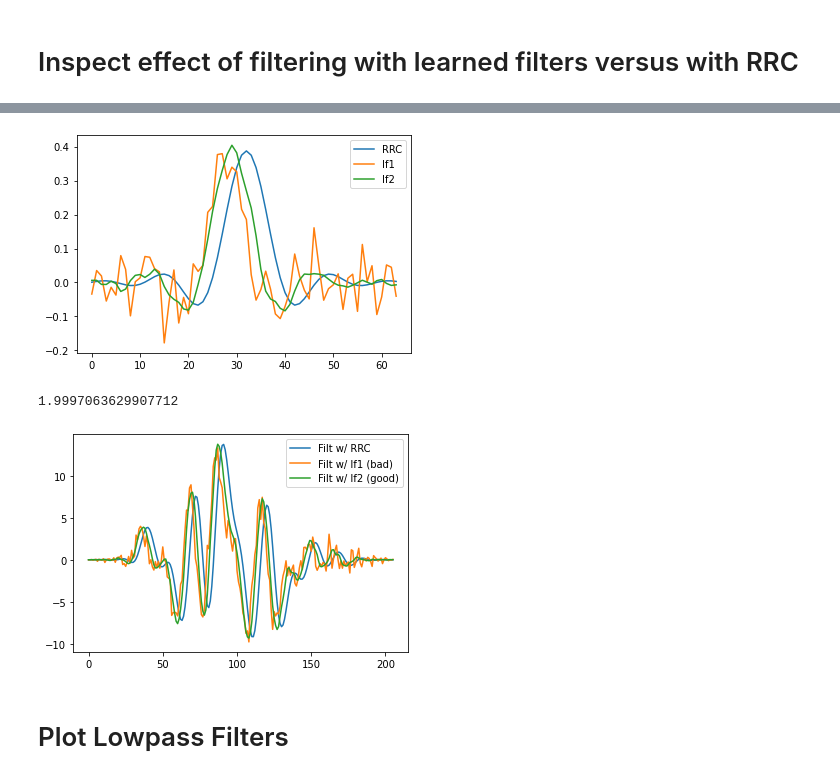
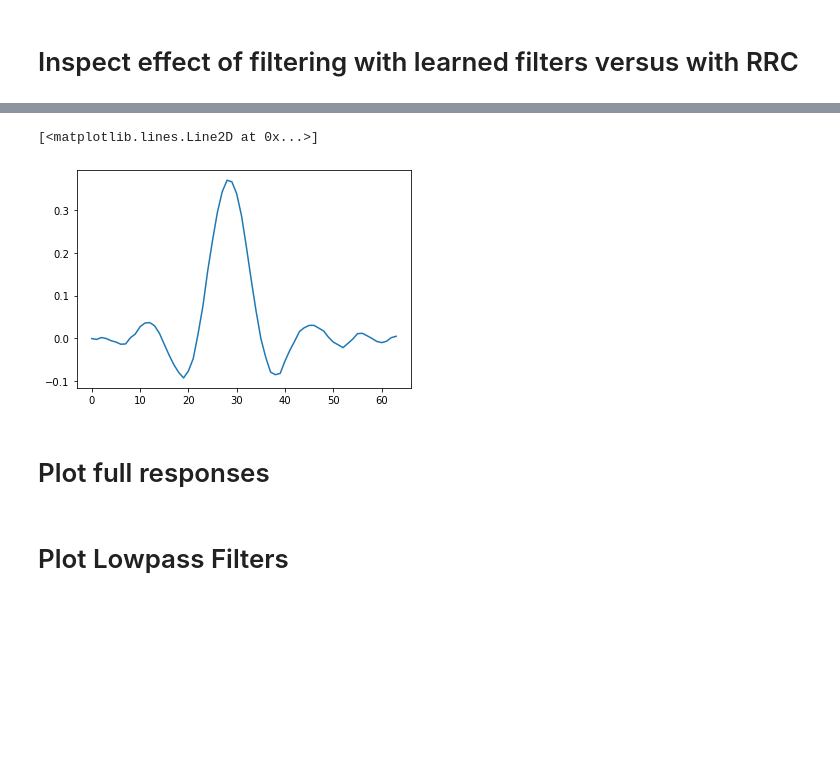
Before and after one commit to FaxMan1/Master-Thesis, a Jupyter notebook: Jupyter/main_CS.ipynb, the cells around one changed output, grey strips where cells are left out. Cells and saved outputs as stored; diff of their text form; code cells hidden in the pictures; blank space fills up the shorter version.

```diff
--- a/Jupyter/main_CS.ipynb
+++ b/Jupyter/main_CS.ipynb
@@ -274,14 +307,21 @@ plt.show()
+# %%
+net2 = torch.load('../Conv1DModels/RX_Network2')
+lf_good2 = list(net2.parameters())[0].detach()[0][0].numpy()
+plt.plot(lf_good2)
+# %% [output]
+[<matplotlib.lines.Line2D at 0x...>]
+[figure, added]
 # %%
-net1 = torch.load('../Conv1DModels/best_conv_model2')
-net2 = torch.load('../Conv1DModels/RX_network')
-lf1 = list(net1.parameters())[0].detach()[0][0].numpy()
-lf2 = list(net2.parameters())[0].detach()[0][0].numpy()
+net1 = torch.load('../Conv1DModels/RX_Network')
+net2 = torch.load('../Conv1DModels/best_Conv1DModel')
+lf_good = list(net1.parameters())[0].detach()[0][0].numpy()
+lf_bad = list(net2.parameters())[0].detach()[0][0].numpy()
 h = CS.h / np.sqrt(np.sum(np.square(CS.h)))
-lf1 /= np.sqrt(np.sum(np.square(lf1)))
-lf2 /= np.sqrt(np.sum(np.square(lf2)))
+lf_good /= np.sqrt(np.sum(np.square(lf_good)))
+lf_bad /= np.sqrt(np.sum(np.square(lf_bad)))
 plt.plot(h, label='RRC')
-plt.plot(lf1, label='lf1')
-plt.plot(lf2, label='lf2')
+plt.plot(lf_good, label='lf_good')
+plt.plot(lf_bad, label='lf_bad')
 plt.legend()
 plt.show()
 
@@ -291,24 +331,22 @@ symbol_seq = np.random.choice(symbol_set, num_symbols, replace=True)
 m = 8
 CS = Comms_System(symbol_set=symbol_set, symbol_seq=symbol_seq, num_samples=m, beta=0.35)
 SNR = 10
-sigma = CS.SNRdb_to_sigma(SNRdb=SNR, energy=5, use_gain=True)
+sigma = CS.SNRdb_to_sigma(SNRdb=SNR, energy=8, use_gain=False)
 print(sigma)
 
 up = CS.upsample()
-Tx = np.convolve(up, CS.h)
+Tx = np.convolve(up, h)
 #Tx = Tx / np.sqrt(np.mean(np.square(Tx)))
 Tx = Tx + np.random.normal(0.0, sigma, Tx.shape)  # add gaussian noise
 
 # Filter on receiver side with learned filter
 Rx1 = np.convolve(Tx, h)
 plt.plot(Rx1, label='Filt w/ RRC')
-Rx2 = np.convolve(Tx, lf1)
-plt.plot(Rx2, label='Filt w/ lf1 (bad)')
-Rx3 = np.convolve(Tx, lf2)
-plt.plot(Rx3, label='Filt w/ lf2 (good)')
+Rx2 = np.convolve(Tx, lf_good)
+plt.plot(Rx2, label='Filt w/ lf_good')
+Rx3 = np.convolve(Tx, lf_bad)
+plt.plot(Rx3, label='Filt w/ lf_bad')
 plt.legend()
 plt.show()
-# %% [output]
-[figure, removed]
-1.9997063629907712
-[figure, removed]
+# %% [markdown]
+# Plot full responses
```
Also changed, not shown: parts of 10 cells of this notebook, 2 other files.
